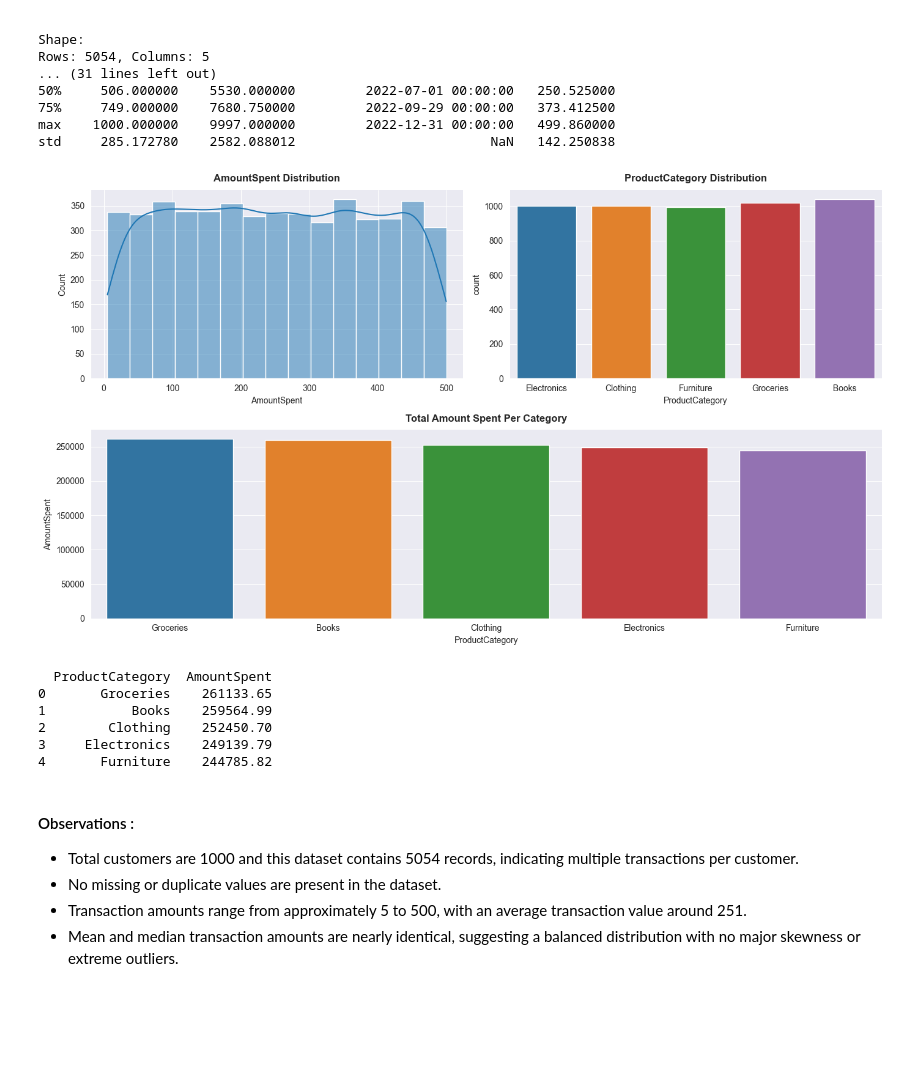
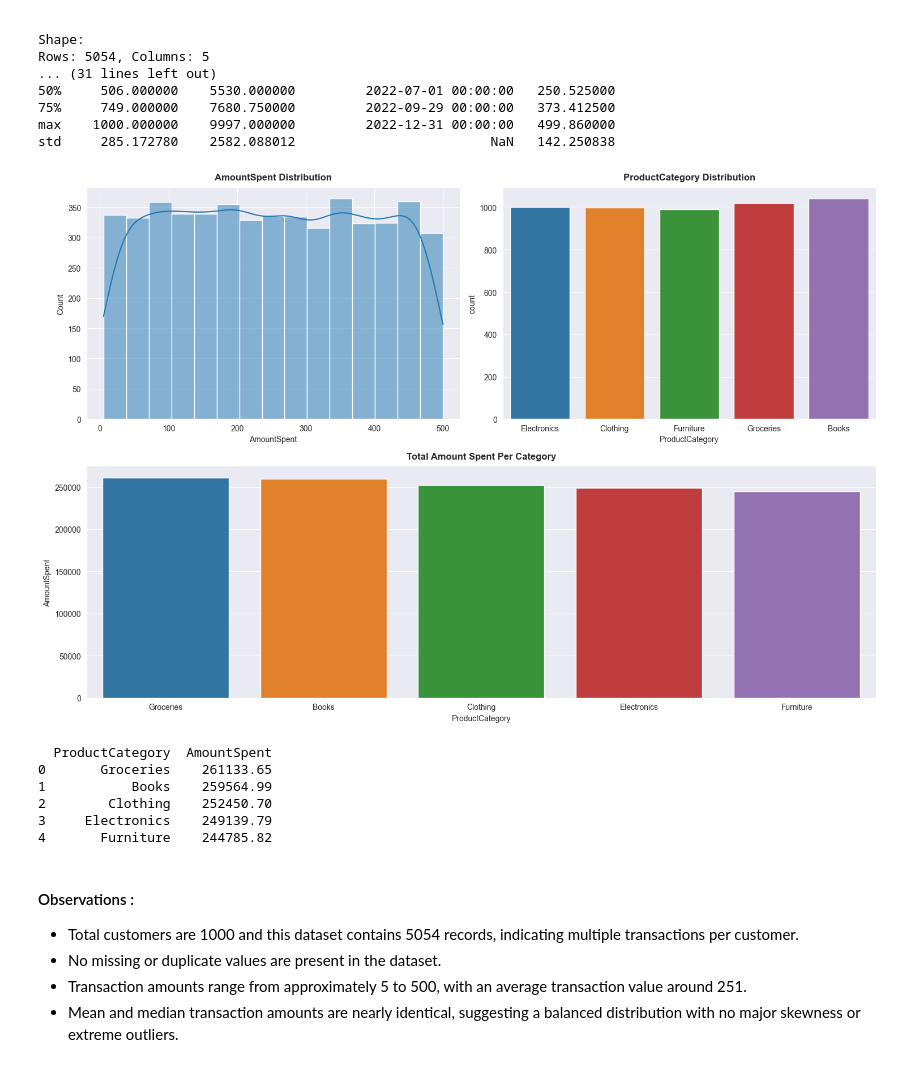
Before and after one commit to ashishpra28/Lloyds-Banking-Group-Job-Simulation, a Jupyter notebook: notebooks/Task1-EDA.ipynb, the cells around one changed output. Drawn from its saved outputs; the diff is of its cells as text; code cells hidden in the pictures; blank space fills up the shorter version.

```diff
--- a/notebooks/Task1-EDA.ipynb
+++ b/notebooks/Task1-EDA.ipynb
@@ -172,7 +172,7 @@ Rows: 5054, Columns: 5
 max    1000.000000    9997.000000         2022-12-31 00:00:00   499.860000
 std     285.172780    2582.088012                         NaN   142.250838
 # %%
-plt.figure(figsize=(14,8))
+plt.figure(figsize=(15,10))
 
 # Amount Spent Distribution
 plt.subplot(2,2,1)
@@ -183,34 +183,34 @@ sns.despine()
 # Product Category Distribution
 plt.subplot(2,2,2)
 sns.countplot(data=transaction_history, x='ProductCategory',palette='tab10')
 plt.title('ProductCategory Distribution', fontweight='bold',pad=10)
 sns.despine()
 
 # Aggregation
 amount_per_category = (
     transaction_history.groupby('ProductCategory')['AmountSpent'].sum().sort_values(ascending=False).reset_index()
 )
 
 #  Amount Spent Per Category
 plt.subplot(2,1,2)
 sns.barplot(data=amount_per_category, x='ProductCategory', y='AmountSpent',palette='tab10')
 plt.title('Total Amount Spent Per Category', fontweight='bold',pad=10)
 sns.despine()
 
 plt.tight_layout()
 
 # Save figure
 plt.savefig(
     '../plots/Transaction_History_overview.png',
     dpi=300,
     bbox_inches='tight'
 )
 
 plt.show()
 
 print(amount_per_category)
 # %% [output]
-[figure, old version]
+[figure, new version]
   ProductCategory  AmountSpent
 0       Groceries    261133.65
 1           Books    259564.99
```
Also changed, not shown: parts of 8 cells of this notebook, 4 other files.
